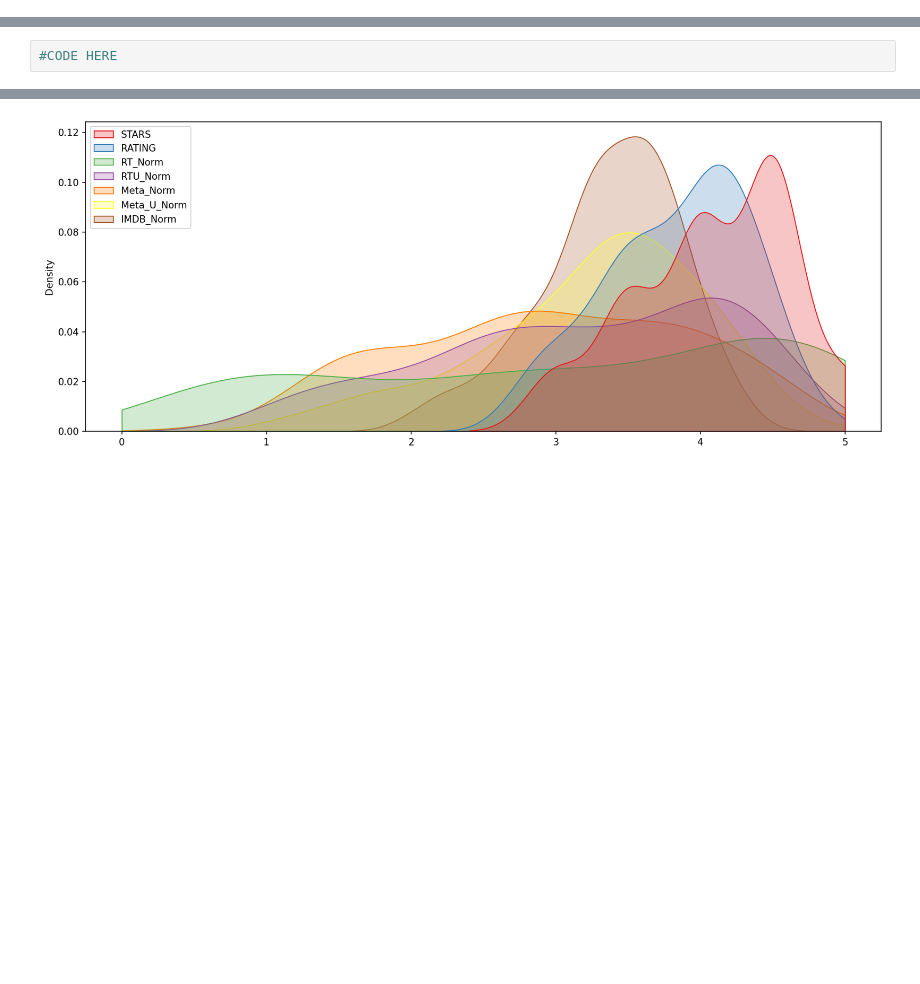
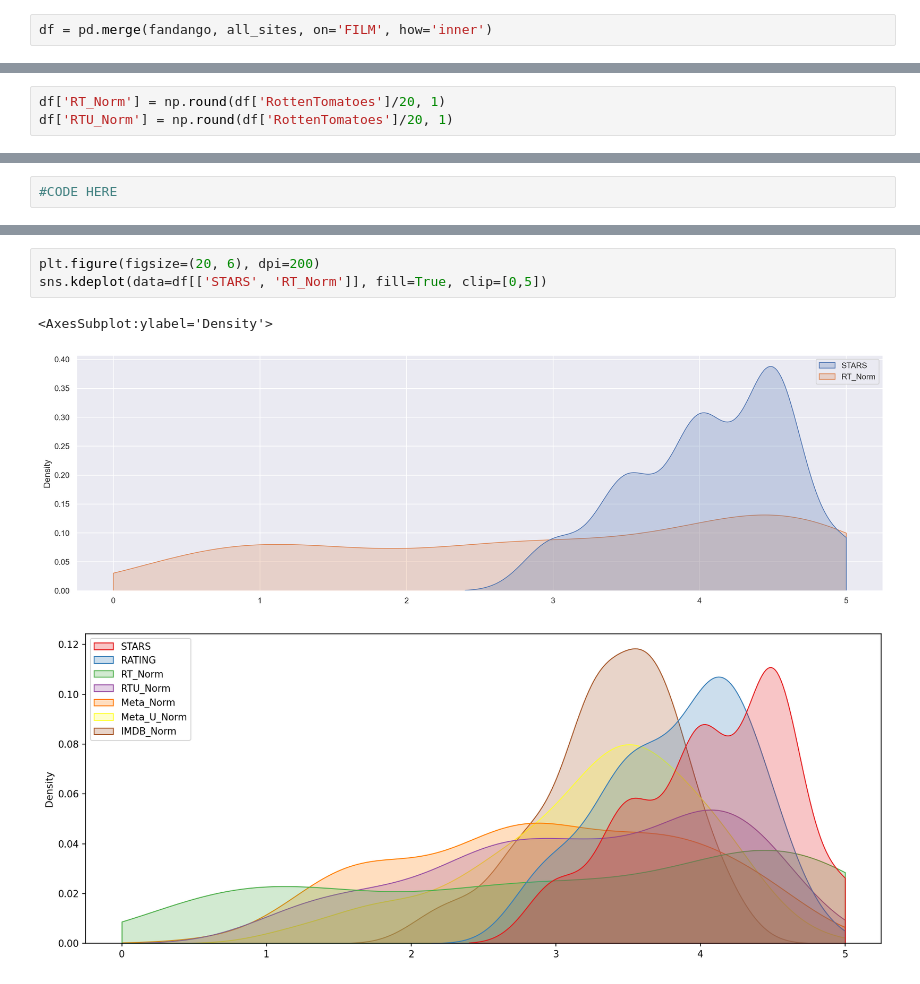
Before and after one commit to pratikshapaudyal/JoseDataScienceStream, a Jupyter notebook: Streams/00-Capstone-Project.ipynb, the cells around one changed output, grey strips where cells are left out. Drawn from its saved outputs; the diff is of its cells as text; blank space fills up the shorter version.

```diff
--- a/Streams/00-Capstone-Project.ipynb
+++ b/Streams/00-Capstone-Project.ipynb
@@ -553,0 +552,2 @@ Finally let's begin to explore whether or not Fandango artificially displays hig
+# %%
+df = pd.merge(fandango, all_sites, on='FILM', how='inner')
@@ -583,0 +598,3 @@ memory usage: 15.9+ KB
+# %%
+df['RT_Norm'] = np.round(df['RottenTomatoes']/20, 1)
+df['RTU_Norm'] = np.round(df['RottenTomatoes']/20, 1)
@@ -633,3 +698,9 @@ Quick Note if you have issues moving the legend for a seaborn kdeplot: https://g
+# %%
+plt.figure(figsize=(20, 6), dpi=200)
+sns.kdeplot(data=df[['STARS', 'RT_Norm']], fill=True, clip=[0,5])
+# %% [output]
+<AxesSubplot:ylabel='Density'>
+[figure, added]
 # %%
 # %% [output]
 [figure]
```
Also changed, not shown: parts of 18 cells of this notebook.
